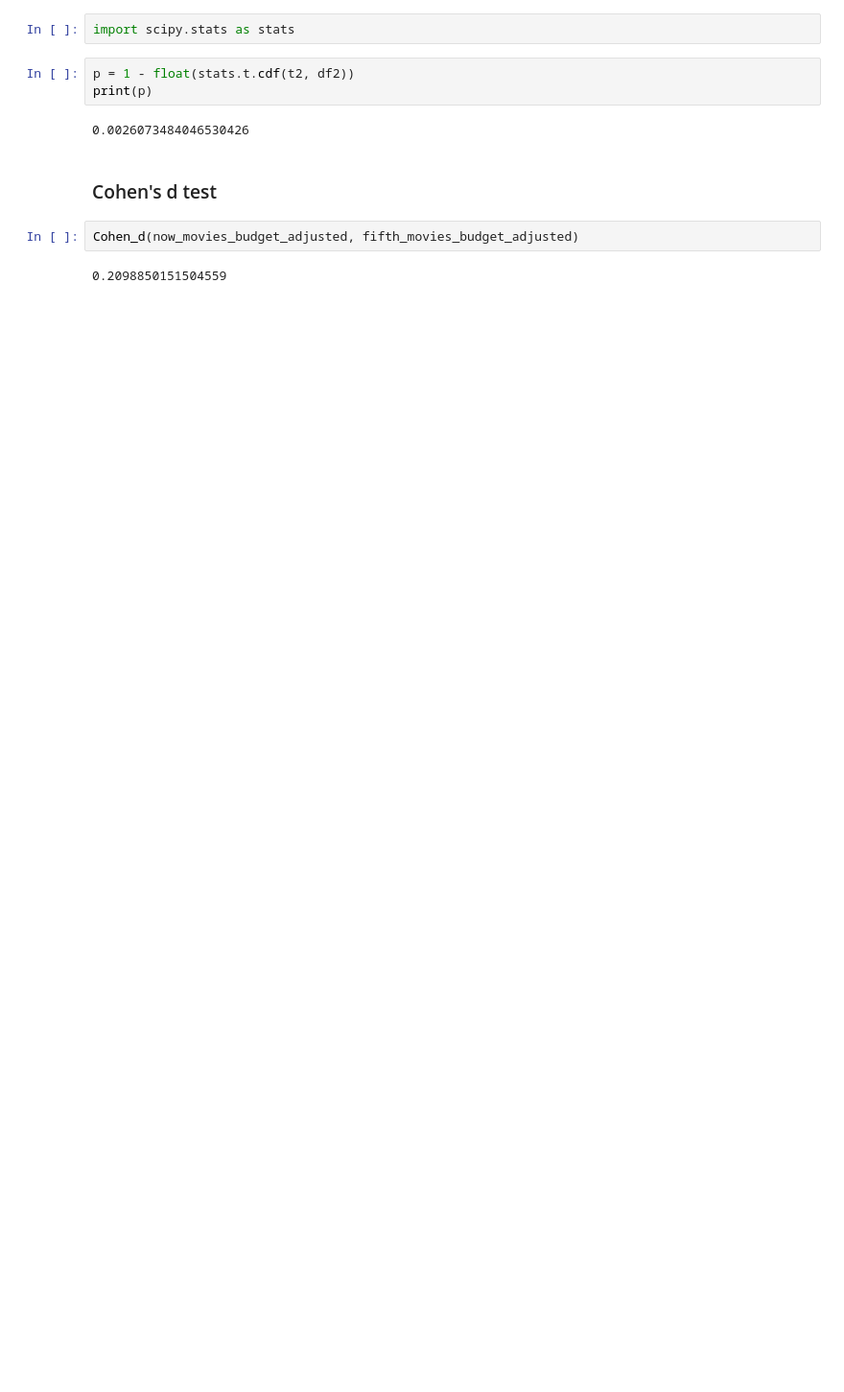
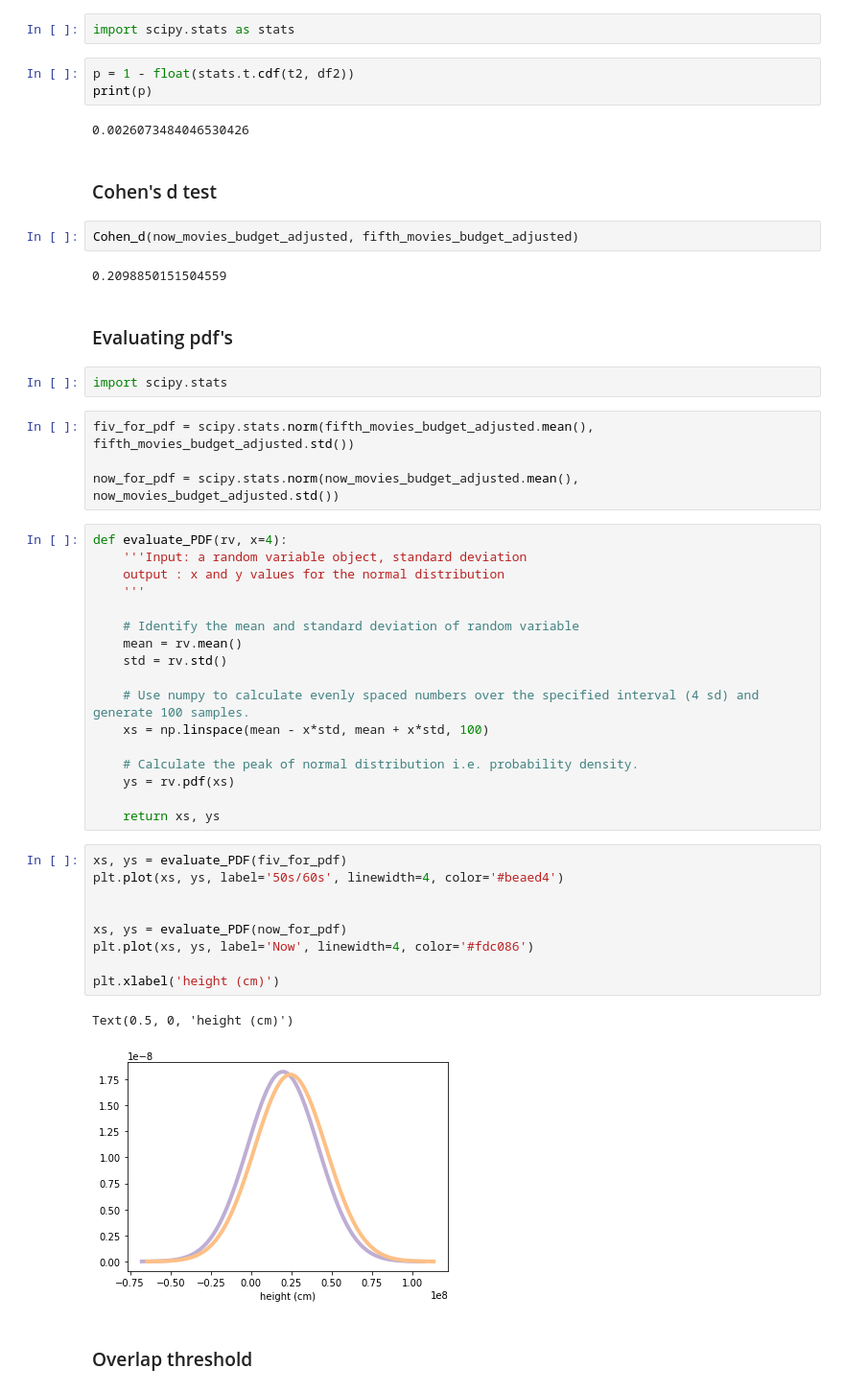
Before and after one commit to Abhiolar/IMDB, a Jupyter notebook: hypothesis-3-and-4 .ipynb, the cells around one changed output. Shown at 96% size. Drawn from its saved outputs; the diff is of its cells as text; blank space fills up the shorter version.

```diff
--- a/hypothesis-3-and-4 .ipynb
+++ b/hypothesis-3-and-4 .ipynb
@@ -292,3 +308,42 @@ print(p)
 Cohen_d(now_movies_budget_adjusted, fifth_movies_budget_adjusted)
 # %% [output]
 0.2098850151504559
+# %% [markdown]
+### Evaluating pdf's
+# %%
+import scipy.stats
+# %%
+fiv_for_pdf = scipy.stats.norm(fifth_movies_budget_adjusted.mean(), fifth_movies_budget_adjusted.std())
+
+now_for_pdf = scipy.stats.norm(now_movies_budget_adjusted.mean(), now_movies_budget_adjusted.std())
+# %%
+def evaluate_PDF(rv, x=4):
+    '''Input: a random variable object, standard deviation
+    output : x and y values for the normal distribution
+    '''
+
+    # Identify the mean and standard deviation of random variable
+    mean = rv.mean()
+    std = rv.std()
+
+    # Use numpy to calculate evenly spaced numbers over the specified interval (4 sd) and generate 100 samples.
+    xs = np.linspace(mean - x*std, mean + x*std, 100)
+
+    # Calculate the peak of normal distribution i.e. probability density.
+    ys = rv.pdf(xs)
+
+    return xs, ys
+# %%
+xs, ys = evaluate_PDF(fiv_for_pdf)
+plt.plot(xs, ys, label='50s/60s', linewidth=4, color='#beaed4')
+
+
+xs, ys = evaluate_PDF(now_for_pdf)
+plt.plot(xs, ys, label='Now', linewidth=4, color='#fdc086')
+
+plt.xlabel('height (cm)')
+# %% [output]
+Text(0.5, 0, 'height (cm)')
+[figure, added]
+# %% [markdown]
+### Overlap threshold
```
Also changed, not shown: parts of 19 cells of this notebook.
